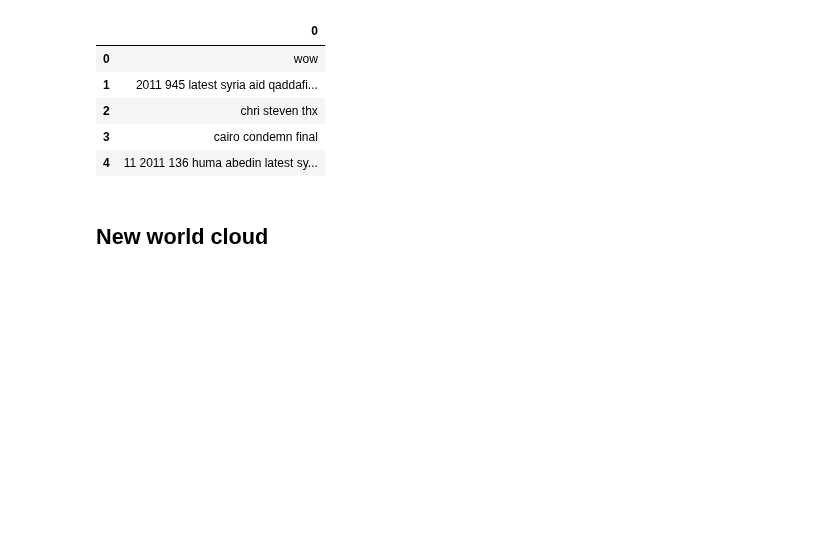
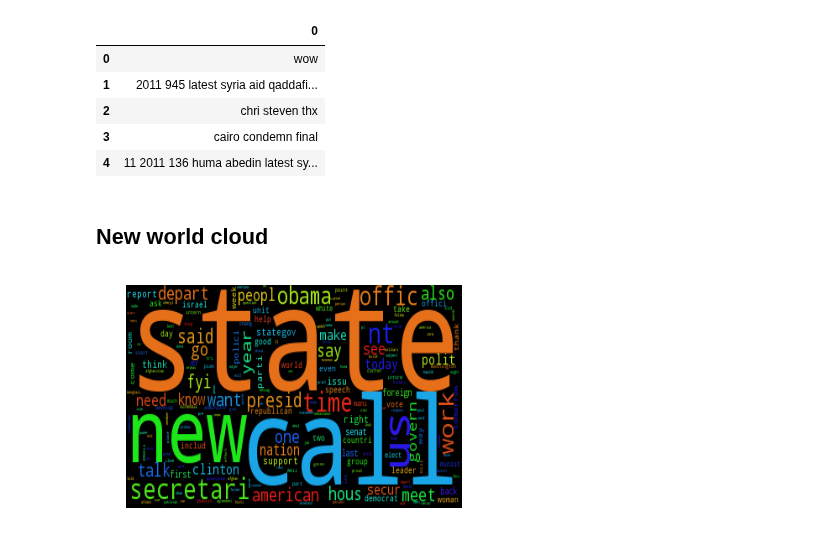
Before and after one commit to amirsh/ada-ana, a Jupyter notebook: HW5-notebooks/Asmae-Preprocessing.ipynb, the cells around one changed output. Drawn from its saved outputs; the diff is of its cells as text; code cells hidden in the pictures; blank space fills up the shorter version.

```diff
--- a/HW5-notebooks/Asmae-Preprocessing.ipynb
+++ b/HW5-notebooks/Asmae-Preprocessing.ipynb
@@ -330,7 +342,7 @@ puncts=['.',':','!','?','-','_','\'','``']
 wordnet_lemmatizer = WordNetLemmatizer()
 porter_stemmer = PorterStemmer()
 
-clean_emails = [preprocess(emails_t_s[i+1],stopset,puncts,wordnet_lemmatizer,porter_stemmer) for i in np.arange(len(emails_t_s))]
+clean_emails = [preprocess(emails_t_s.iloc[i],stopset,puncts,wordnet_lemmatizer,porter_stemmer) for i in np.arange(len(emails_t_s))]
 # %%
 clean_emails_df = pd.DataFrame(clean_emails)
 filename = 'preprocessed_emails.csv'
@@ -349,8 +361,11 @@ clean_emails_df.head()
 # %%
 text = ' '.join(clean_emails)
 wordcloud = WordCloud().generate(text)
-image = wordcloud.to_image()
-image.show()
+plt.imshow(wordcloud,  aspect='auto')
+plt.axis("off")
+plt.show()
+# %% [output]
+[figure, added]
 # %%
 text_file = open("preprocessed_emails.txt", "w")
 text_file.write(text)
```
Also changed, not shown: parts of 5 cells of this notebook, 2 other files.
